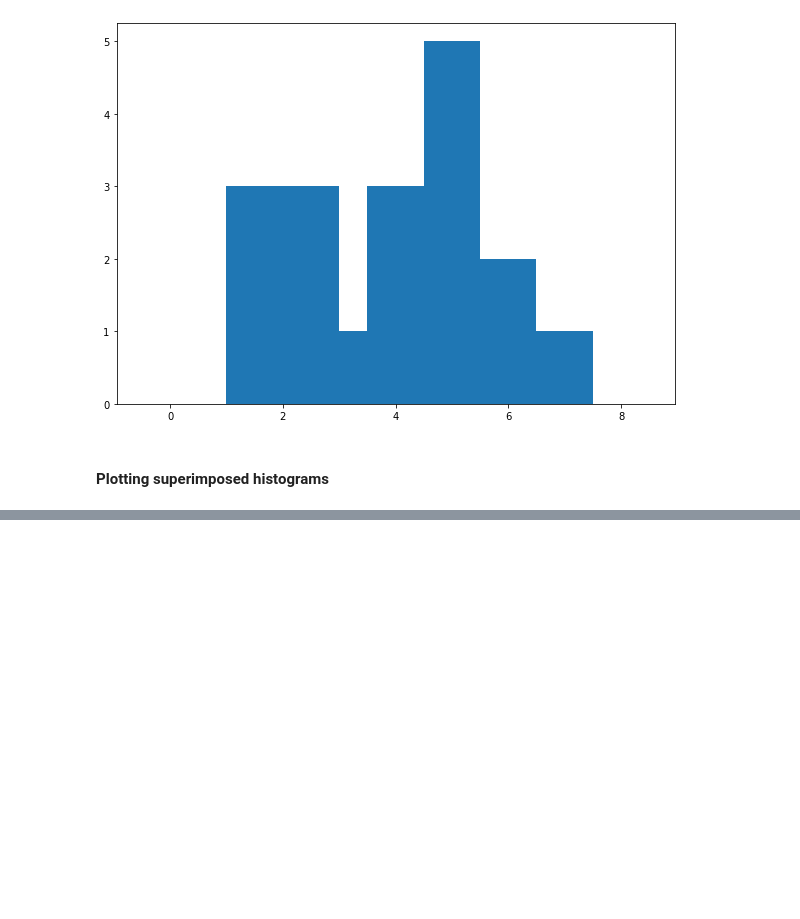
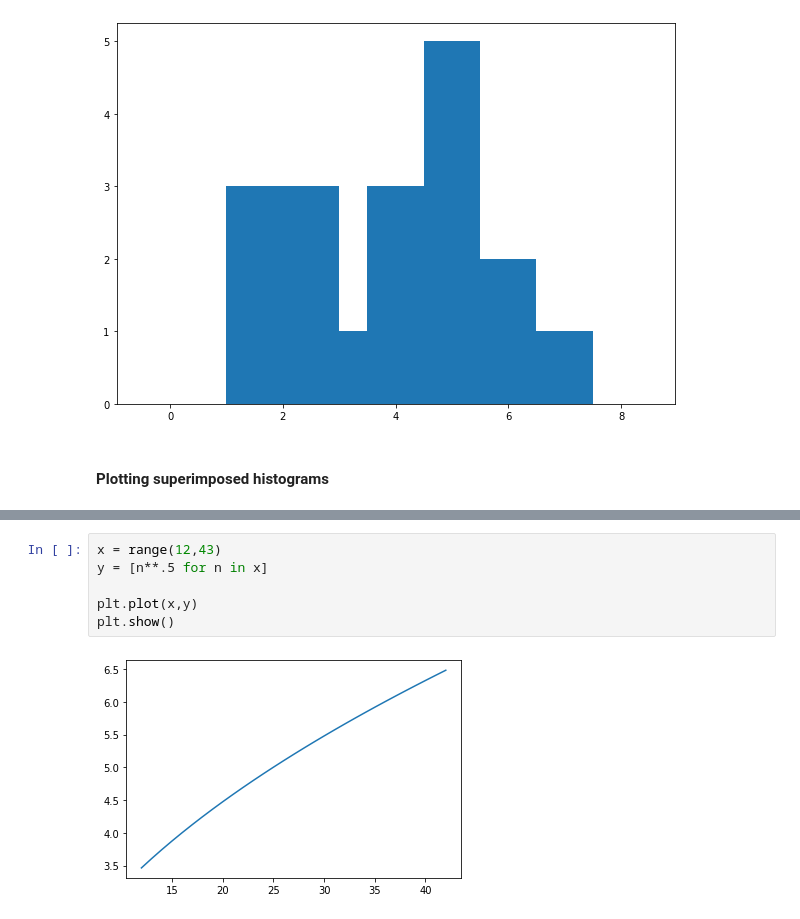
Before and after one commit to soslin/python_review, a Jupyter notebook: 03_matplotlib_and_seaborn.ipynb, the cells around one changed output, grey strips where cells are left out. Cells and saved outputs as stored; diff of their text form; blank space fills up the shorter version.

```diff
--- a/03_matplotlib_and_seaborn.ipynb
+++ b/03_matplotlib_and_seaborn.ipynb
@@ -282,0 +342,8 @@ plt.show()
+# %%
+x = range(12,43)
+y = [n**.5 for n in x]
+
+plt.plot(x,y)
+plt.show()
+# %% [output]
+[figure, added]
```
Also changed, not shown: parts of 11 cells of this notebook.
